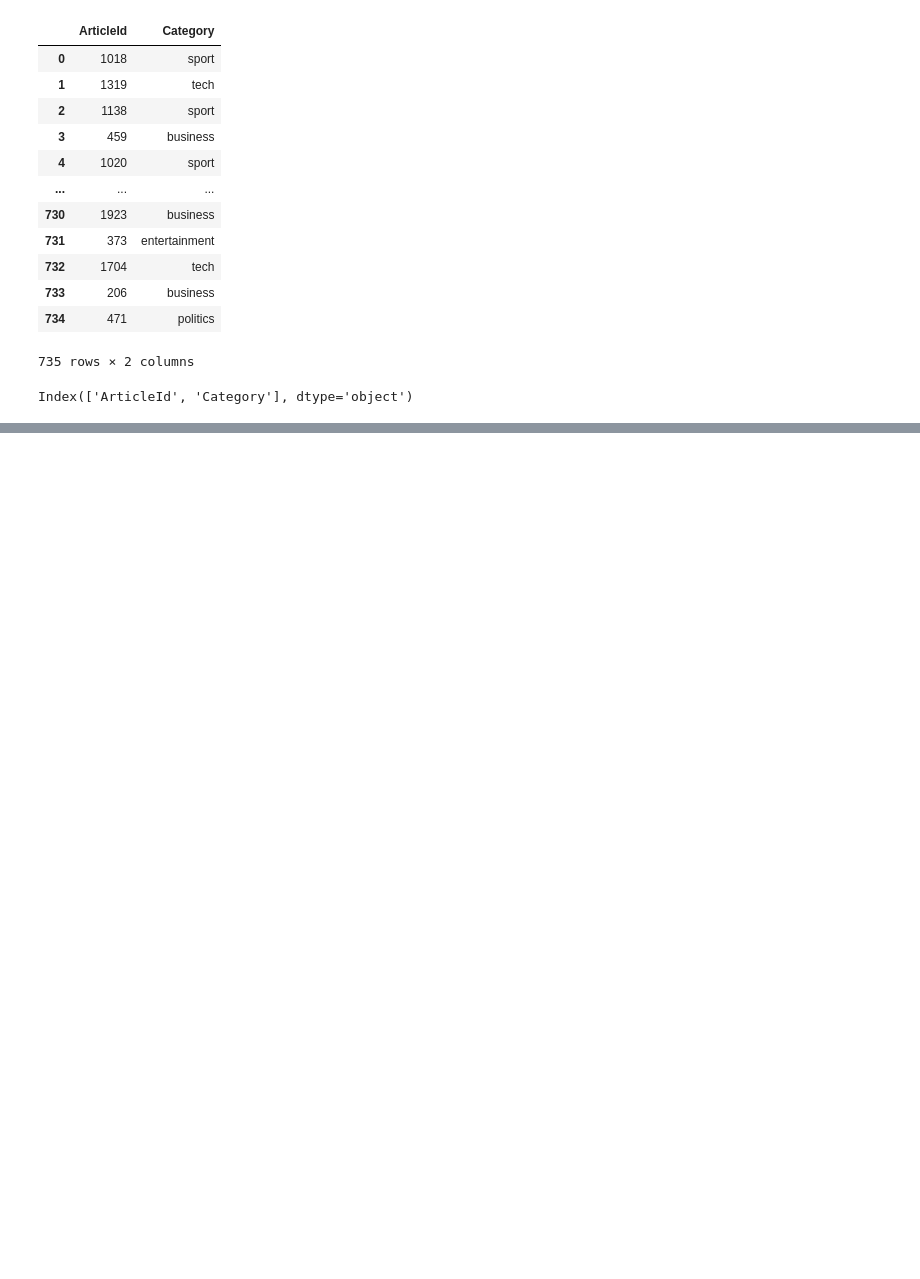
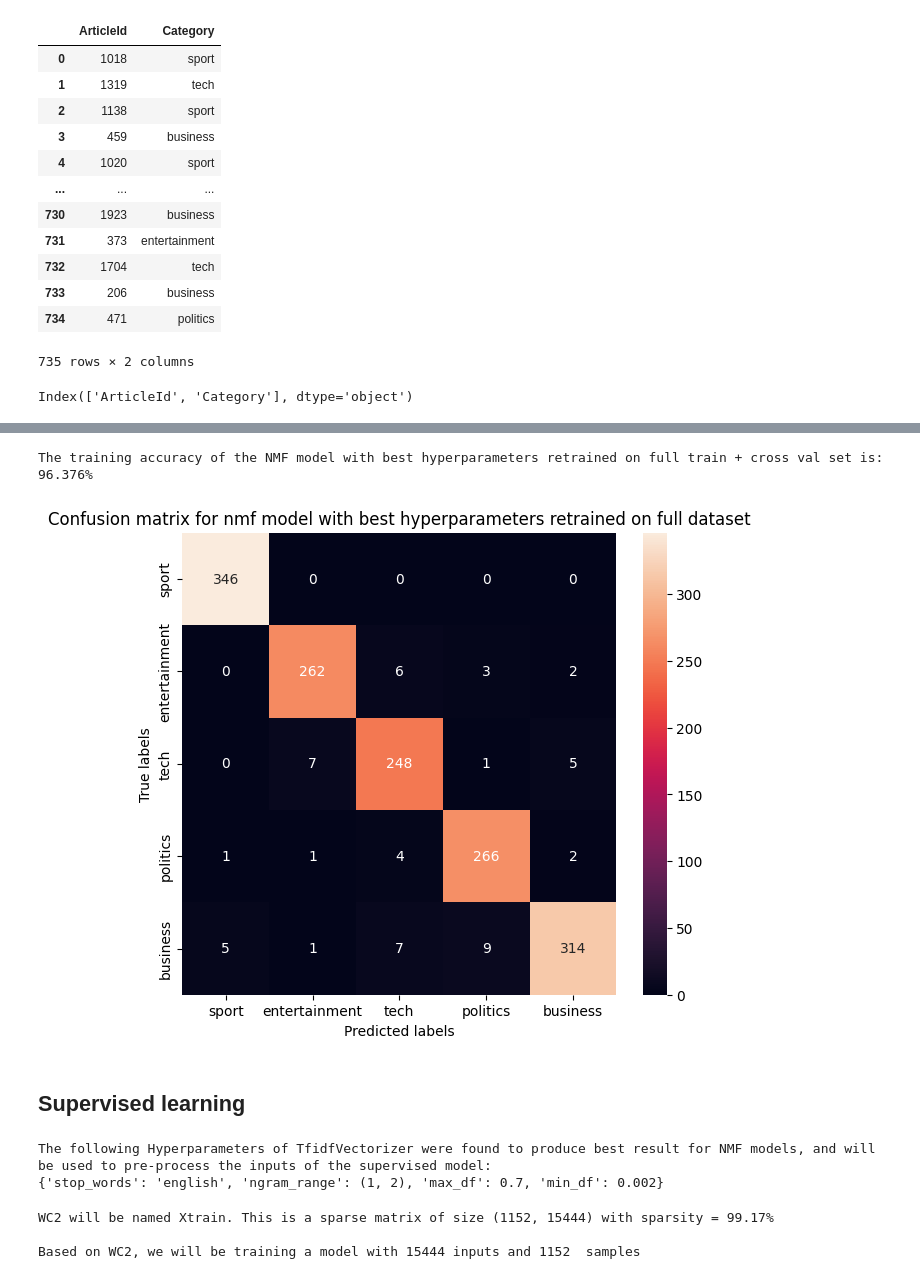
Before and after one commit to yasuomaidana/introduction-to-machine-learning, a Jupyter notebook: Unsupervised Algorithms in Machine Learning/BBC News Classification/BBC text classification.ipynb, the cells around one changed output, grey strips where cells are left out. Saved outputs shown, nothing was run; the diff lists cells and outputs as text; code cells hidden in the pictures; blank space fills up the shorter version.

Commit message:
COUR-1009: Adding suppervised learning to classificator

```diff
--- a/Unsupervised Algorithms in Machine Learning/BBC News Classification/BBC text classification.ipynb
+++ b/Unsupervised Algorithms in Machine Learning/BBC News Classification/BBC text classification.ipynb
@@ -1168,0 +1340,29 @@ nmf_predictions.to_csv("BBC Predictions.csv",index=False)
+# %%
+best_NMF_model_retrained = retrain_model(best_NMF_model,train_df_full)
+y_pred_best_model = predict_nmf_from_result(best_NMF_model_retrained,train_df_full)
+acc_best_model = metrics.accuracy_score(y_true,y_pred_best_model)
+print('The training accuracy of the NMF model with best hyperparameters retrained on full train + cross val set is: {:.3f}%'.format(acc_best_model*100))
+MyData.plot_confusion_matrix(y_true,y_pred_best_model,'Confusion matrix for nmf model with best hyperparameters retrained on full dataset')
+# %% [output]
+The training accuracy of the NMF model with best hyperparameters retrained on full train + cross val set is: 96.376%
+[figure, added]
+# %% [markdown]
+## Supervised learning
+# %%
+print('The following Hyperparameters of TfidfVectorizer were found to produce best result for NMF models, and will be used to pre-process the inputs of the supervised model:')
+TtdifVec_params = best_NMF_model['TtdifVec_params']
+print(TtdifVec_params)
+Xdata = MyData(train_df,TfidfVec=None,clean_text=True,**TtdifVec_params)
+# %% [output]
+The following Hyperparameters of TfidfVectorizer were found to produce best result for NMF models, and will be used to pre-process the inputs of the supervised model:
+{'stop_words': 'english', 'ngram_range': (1, 2), 'max_df': 0.7, 'min_df': 0.002}
+# %%
+Xtrain = Xdata.WC2
+ytrain = train_df['Category']
+s = 1 - WC2.count_nonzero()/np.prod(WC2.shape)
+print('\nWC2 will be named Xtrain. This is a sparse matrix of size {} with sparsity = {:.2f}%'.format(Xtrain.shape,100*s))
+print("\nBased on WC2, we will be training a model with {} inputs and {}  samples".format(Xtrain.shape[1],Xtrain.shape[0]))
+# %% [output]
+WC2 will be named Xtrain. This is a sparse matrix of size (1152, 15444) with sparsity = 99.17%
+
+Based on WC2, we will be training a model with 15444 inputs and 1152  samples
```
Also changed, not shown: parts of 12 cells of this notebook.
